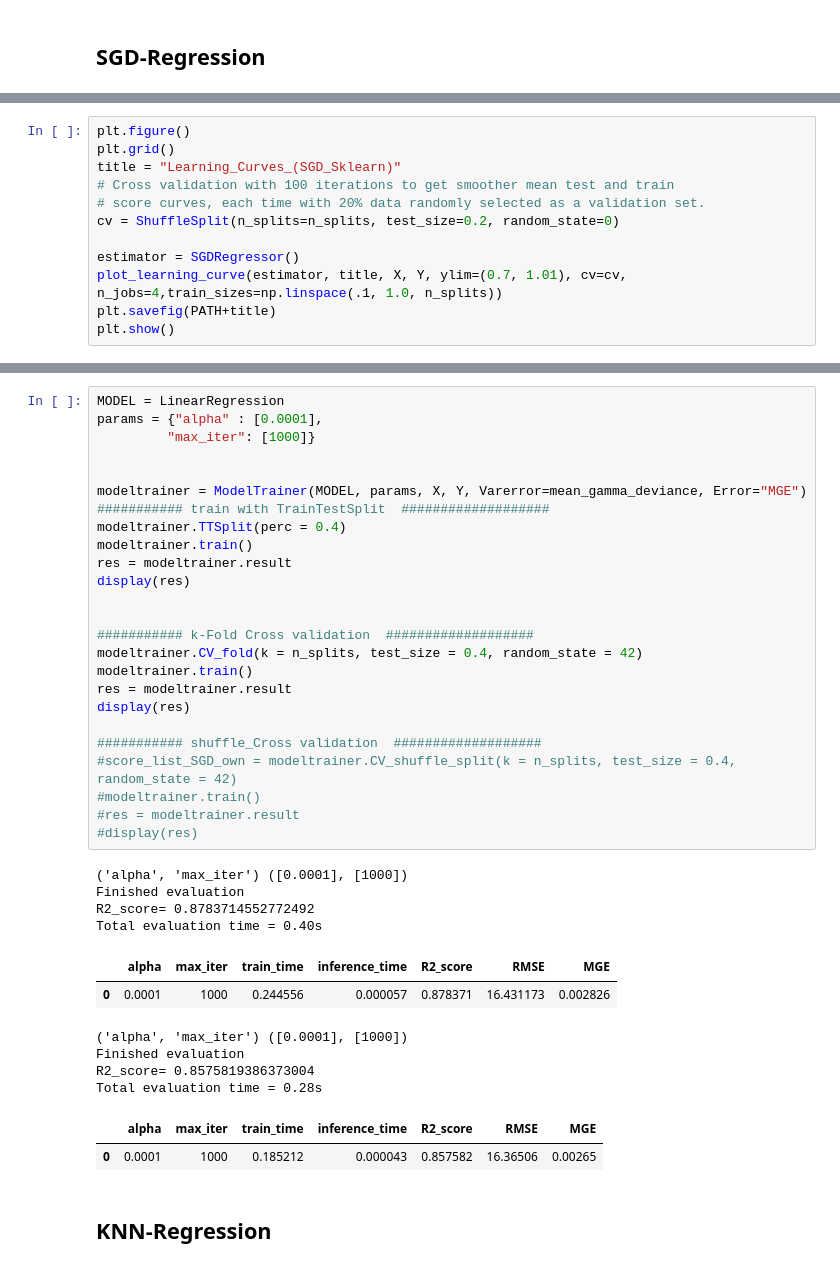
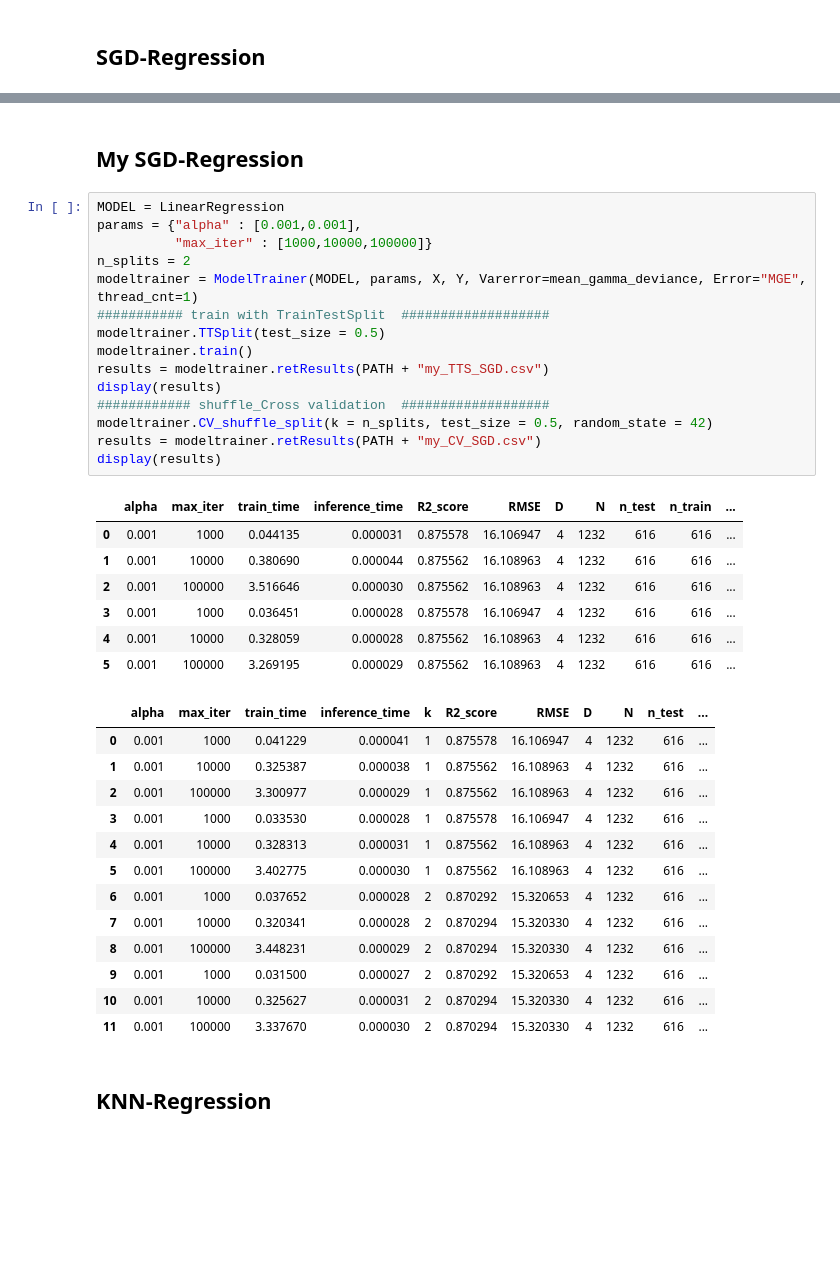
Before and after one commit to hitimr/ML_2020, a Jupyter notebook: Ex2/Moneyball/moneyball_regression.ipynb, the cells around one changed output, grey strips where cells are left out. Cells and saved outputs as stored; diff of their text form; blank space fills up the shorter version.

Commit message:
better modeltrainer, all datasets work with clean up

```diff
--- a/Ex2/Moneyball/moneyball_regression.ipynb
+++ b/Ex2/Moneyball/moneyball_regression.ipynb
@@ -133,12 +112,0 @@ Total evaluation time = 0.17s
-# %%
-plt.figure()
-plt.grid()
-title = "Learning_Curves_(SGD_Sklearn)"
-# Cross validation with 100 iterations to get smoother mean test and train
-# score curves, each time with 20% data randomly selected as a validation set.
-cv = ShuffleSplit(n_splits=n_splits, test_size=0.2, random_state=0)
-
-estimator = SGDRegressor()
-plot_learning_curve(estimator, title, X, Y, ylim=(0.7, 1.01), cv=cv, n_jobs=4,train_sizes=np.linspace(.1, 1.0, n_splits))
-plt.savefig(PATH+title)
-plt.show()
@@ -147,41 +113,41 @@ plt.show()
+# %% [markdown]
+## My SGD-Regression
 # %%
 MODEL = LinearRegression
-params = {"alpha" : [0.0001],
-         "max_iter": [1000]}
-
-
-modeltrainer = ModelTrainer(MODEL, params, X, Y, Varerror=mean_gamma_deviance, Error="MGE")
+params = {"alpha" : [0.001,0.001],
+          "max_iter" : [1000,10000,100000]}
+n_splits = 2
+modeltrainer = ModelTrainer(MODEL, params, X, Y, Varerror=mean_gamma_deviance, Error="MGE", thread_cnt=1)
 ########### train with TrainTestSplit  ###################
-modeltrainer.TTSplit(perc = 0.4)
+modeltrainer.TTSplit(test_size = 0.5)
 modeltrainer.train()
-res = modeltrainer.result
-display(res)
-
-
-########### k-Fold Cross validation  ###################
-modeltrainer.CV_fold(k = n_splits, test_size = 0.4, random_state = 42)
-modeltrainer.train()
-res = modeltrainer.result
-display(res)
-
-########### shuffle_Cross validation  ###################
-#score_list_SGD_own = modeltrainer.CV_shuffle_split(k = n_splits, test_size = 0.4, random_state = 42)
-#modeltrainer.train()
-#res = modeltrainer.result
-#display(res)
+results = modeltrainer.retResults(PATH + "my_TTS_SGD.csv")
+display(results)
+############ shuffle_Cross validation  ###################
+modeltrainer.CV_shuffle_split(k = n_splits, test_size = 0.5, random_state = 42)
+results = modeltrainer.retResults(PATH + "my_CV_SGD.csv")
+display(results)
 # %% [output]
-('alpha', 'max_iter') ([0.0001], [1000])
-Finished evaluation
-R2_score= 0.8783714552772492
-Total evaluation time = 0.40s
-|  | alpha | max_iter | train_time | inference_time | R2_score | RMSE | MGE |
-| 0 | 0.0001 | 1000 | 0.244556 | 0.000057 | 0.878371 | 16.431173 | 0.002826 |
+|  | alpha | max_iter | train_time | inference_time | R2_score | RMSE | D | N | n_test | n_train | ... |
+| 0 | 0.001 | 1000 | 0.044135 | 0.000031 | 0.875578 | 16.106947 | 4 | 1232 | 616 | 616 | ... |
+| 1 | 0.001 | 10000 | 0.380690 | 0.000044 | 0.875562 | 16.108963 | 4 | 1232 | 616 | 616 | ... |
+| 2 | 0.001 | 100000 | 3.516646 | 0.000030 | 0.875562 | 16.108963 | 4 | 1232 | 616 | 616 | ... |
+| 3 | 0.001 | 1000 | 0.036451 | 0.000028 | 0.875578 | 16.106947 | 4 | 1232 | 616 | 616 | ... |
+| 4 | 0.001 | 10000 | 0.328059 | 0.000028 | 0.875562 | 16.108963 | 4 | 1232 | 616 | 616 | ... |
+| 5 | 0.001 | 100000 | 3.269195 | 0.000029 | 0.875562 | 16.108963 | 4 | 1232 | 616 | 616 | ... |
-('alpha', 'max_iter') ([0.0001], [1000])
-Finished evaluation
-R2_score= 0.8575819386373004
-Total evaluation time = 0.28s
-|  | alpha | max_iter | train_time | inference_time | R2_score | RMSE | MGE |
-| 0 | 0.0001 | 1000 | 0.185212 | 0.000043 | 0.857582 | 16.36506 | 0.00265 |
+|  | alpha | max_iter | train_time | inference_time | k | R2_score | RMSE | D | N | n_test | ... |
+| 0 | 0.001 | 1000 | 0.041229 | 0.000041 | 1 | 0.875578 | 16.106947 | 4 | 1232 | 616 | ... |
+| 1 | 0.001 | 10000 | 0.325387 | 0.000038 | 1 | 0.875562 | 16.108963 | 4 | 1232 | 616 | ... |
+| 2 | 0.001 | 100000 | 3.300977 | 0.000029 | 1 | 0.875562 | 16.108963 | 4 | 1232 | 616 | ... |
+| 3 | 0.001 | 1000 | 0.033530 | 0.000028 | 1 | 0.875578 | 16.106947 | 4 | 1232 | 616 | ... |
+| 4 | 0.001 | 10000 | 0.328313 | 0.000031 | 1 | 0.875562 | 16.108963 | 4 | 1232 | 616 | ... |
+| 5 | 0.001 | 100000 | 3.402775 | 0.000030 | 1 | 0.875562 | 16.108963 | 4 | 1232 | 616 | ... |
+| 6 | 0.001 | 1000 | 0.037652 | 0.000028 | 2 | 0.870292 | 15.320653 | 4 | 1232 | 616 | ... |
+| 7 | 0.001 | 10000 | 0.320341 | 0.000028 | 2 | 0.870294 | 15.320330 | 4 | 1232 | 616 | ... |
+| 8 | 0.001 | 100000 | 3.448231 | 0.000029 | 2 | 0.870294 | 15.320330 | 4 | 1232 | 616 | ... |
+| 9 | 0.001 | 1000 | 0.031500 | 0.000027 | 2 | 0.870292 | 15.320653 | 4 | 1232 | 616 | ... |
+| 10 | 0.001 | 10000 | 0.325627 | 0.000031 | 2 | 0.870294 | 15.320330 | 4 | 1232 | 616 | ... |
+| 11 | 0.001 | 100000 | 3.337670 | 0.000030 | 2 | 0.870294 | 15.320330 | 4 | 1232 | 616 | ... |
 # %% [markdown]
 ## KNN-Regression
 # %%
```
Also changed, not shown: parts of 12 cells of this notebook, 46 other files.
